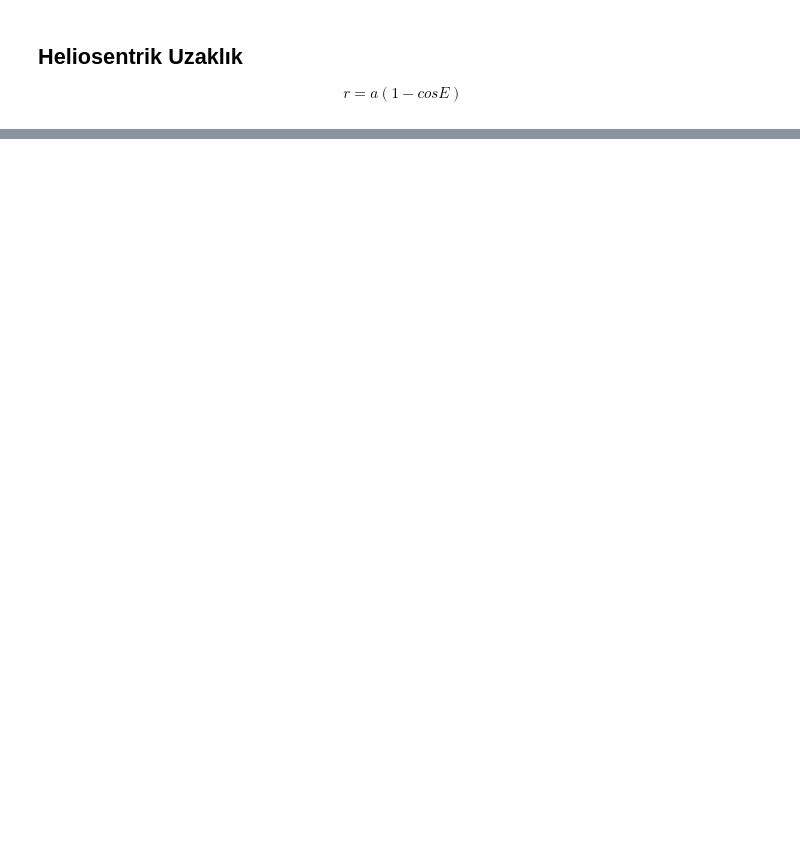
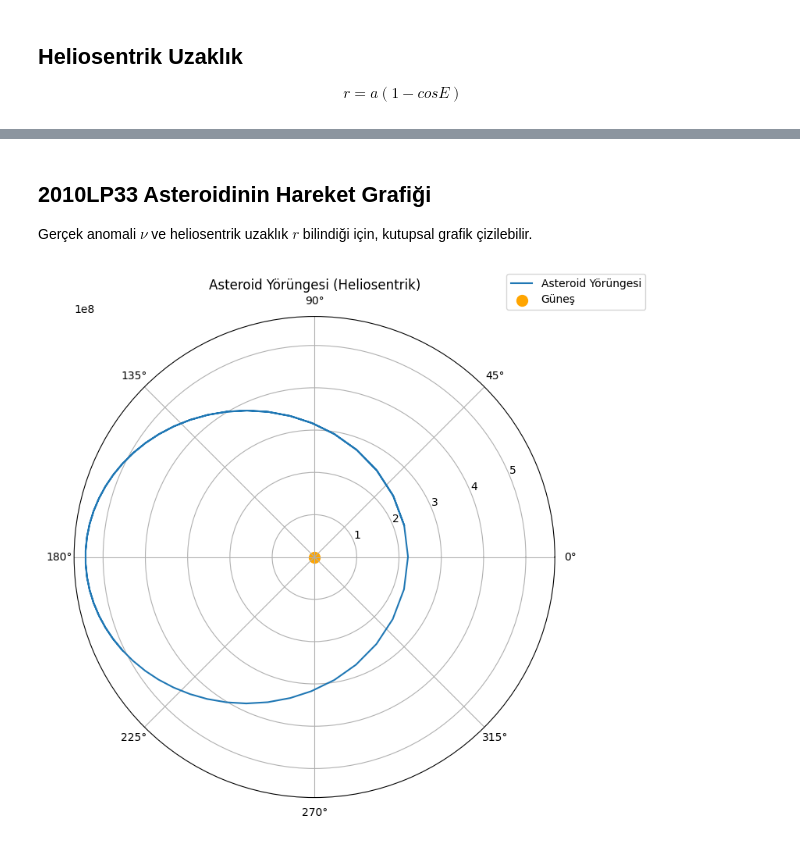
Before and after one commit to 999-juiceWRLD/AST208_assignment, a Jupyter notebook: assignment_tr.ipynb, the cells around one changed output, grey strips where cells are left out. Cells and saved outputs as stored; diff of their text form; code cells hidden in the pictures; blank space fills up the shorter version.

```diff
--- a/assignment_tr.ipynb
+++ b/assignment_tr.ipynb
@@ -55 +96,4 @@ mean_anomaly
+# %%
+df["Mean Anomaly"] = get_mean_anomaly(df["JD Seconds"].values)
+df["Mean Anomaly"] = df["Mean Anomaly"] % (2 * np.pi)
 # %% [markdown]
@@ -142,3 +176,8 @@ $$ \nu = 33.55^\circ $$
+# %%
+square_root = np.sqrt((1+e)/(1-e))
+df["True Anomaly Rad"] = 2 * np.arctan2(square_root * np.sin(df["E"] / 2), np.cos(df["E"] / 2))
+df["True Anomaly Deg"] = np.rad2deg(df["True Anomaly Rad"])
+df["M/2π"] = df["Mean Anomaly"] / (2 * np.pi)
 # %% [markdown]
 ## Heliosentrik Uzaklık
 
@@ -152,0 +185,2 @@ np.float64(27310136.76399116)
+# %%
+df["Heliocentric Distance"] = a * (1 - e*np.cos(df["E"]))
@@ -152,0 +212,4 @@ np.float64(27310136.76399116)
+# %% [markdown]
+## 2010LP33 Asteroidinin Hareket Grafiği
+
+Gerçek anomali $\nu$ ve heliosentrik uzaklık $r$ bilindiği için, kutupsal grafik çizilebilir.
@@ -152,0 +218,18 @@ np.float64(27310136.76399116)
+# %%
+heliocentric_distance = df["Heliocentric Distance"].values
+true_anomaly = df["True Anomaly Rad"].values
+# %%
+plt.figure(figsize=(8,8))
+ax = plt.subplot(111, polar=True)
+
+# asteroit yörüngesi için
+ax.plot(true_anomaly, heliocentric_distance, label='Asteroid Yörüngesi')
+
+# güneş merkezde olsun
+ax.scatter(0, 0, color='orange', s=100, label='Güneş')
+
+ax.set_title("Asteroid Yörüngesi (Heliosentrik)")
+ax.legend(loc='upper right', bbox_to_anchor=(1.2, 1.1))
+plt.show()
+# %% [output]
+[figure, added]
```
Also changed, not shown: parts of 36 cells of this notebook.
